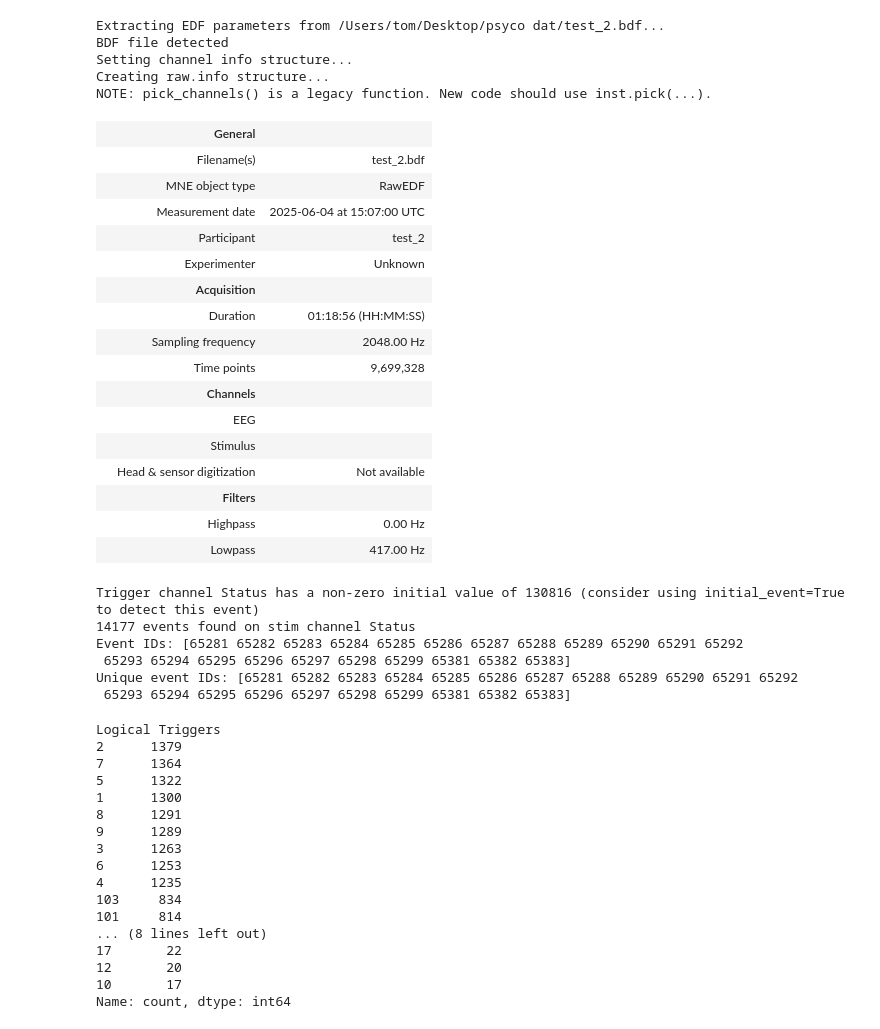
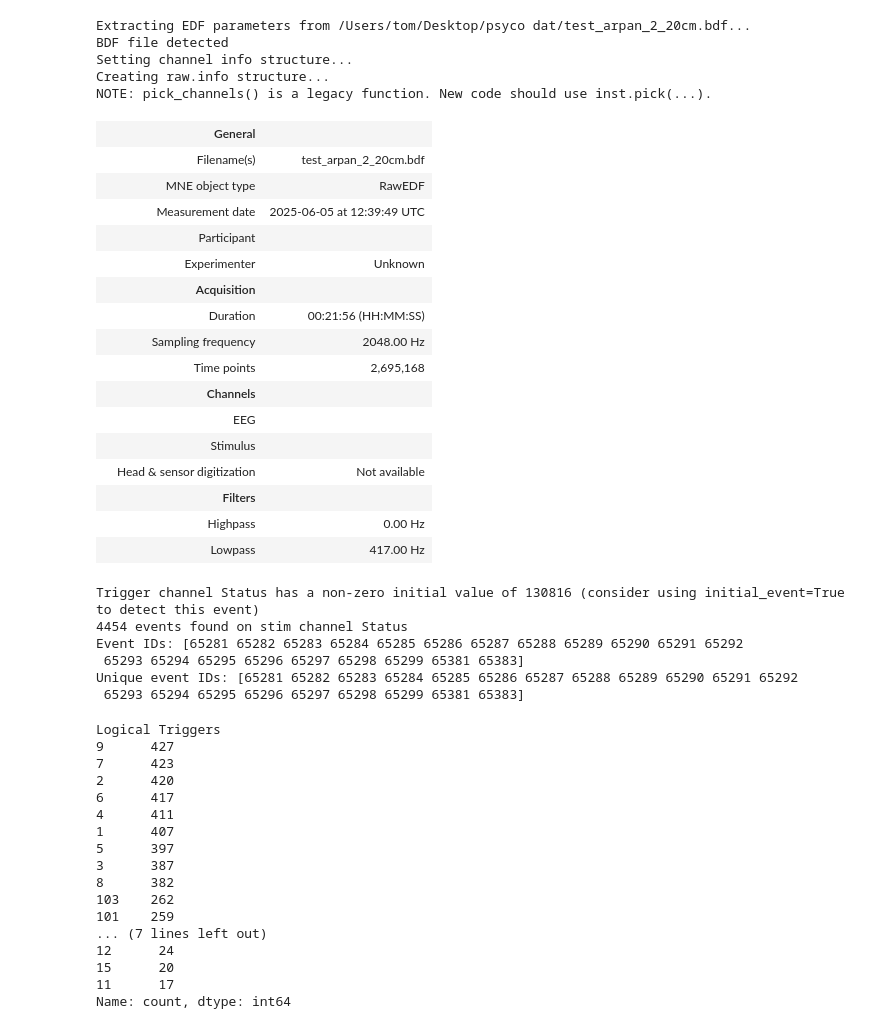
Before and after one commit to tomjefferis/Visual-Acuity-P3, a Jupyter notebook: analysis.ipynb, the cells around one changed output. Drawn from its saved outputs; the diff is of its cells as text; code cells hidden in the pictures.

```diff
--- a/analysis.ipynb
+++ b/analysis.ipynb
@@ -4,38 +4,38 @@ import numpy as np
 import pandas as pd
 # %%
 # Load the raw bdf file
-raw = mne.io.read_raw_bdf('/Users/tom/Desktop/psyco dat/test_2.bdf')
+raw = mne.io.read_raw_bdf('/Users/tom/Desktop/psyco dat/test_arpan_2_20cm.bdf')
 
 # drop all channels except A16, A13, A32, A31, A7, A24
-raw.pick_channels(['A16', 'A13', 'A32', 'A31', 'A7', 'A24','Status'])
+raw.pick_channels(['A16', 'A13', 'A32', 'A31', 'A7', 'A24','Status','EXG7','EXG8'])
 
 rename_map = {
     'A16': 'Oz',
     'A13': 'Pz',
     'A32': 'Cz',
     'A31': 'Fz',
     'A24': 'T8',
     'A7': 'T7'
 }
 
 # Rename channels
 raw.rename_channels(rename_map)
 # %% [output]
-Extracting EDF parameters from /Users/tom/Desktop/psyco dat/test_2.bdf...
+Extracting EDF parameters from /Users/tom/Desktop/psyco dat/test_arpan_2_20cm.bdf...
 BDF file detected
 Setting channel info structure...
 Creating raw.info structure...
 NOTE: pick_channels() is a legacy function. New code should use inst.pick(...).
 |  | General |  |
-|  | Filename(s) | test_2.bdf |
+|  | Filename(s) | test_arpan_2_20cm.bdf |
 |  | MNE object type | RawEDF |
-|  | Measurement date | 2025-06-04 at 15:07:00 UTC |
-|  | Participant | test_2 |
+|  | Measurement date | 2025-06-05 at 12:39:49 UTC |
+|  | Participant |  |
 |  | Experimenter | Unknown |
 |  | Acquisition |  |
-|  | Duration | 01:18:56 (HH:MM:SS) |
+|  | Duration | 00:21:56 (HH:MM:SS) |
 |  | Sampling frequency | 2048.00 Hz |
-|  | Time points | 9,699,328 |
+|  | Time points | 2,695,168 |
 |  | Channels |  |
 |  | EEG |  |
 |  | Stimulus |  |
@@ -52,32 +52,32 @@ unique_event_ids = np.unique(events[:, 2])
 print("Unique event IDs:", unique_event_ids)
 # %% [output]
 Trigger channel Status has a non-zero initial value of 130816 (consider using initial_event=True to detect this event)
-14177 events found on stim channel Status
+4454 events found on stim channel Status
 Event IDs: [65281 65282 65283 65284 65285 65286 65287 65288 65289 65290 65291 65292
- 65293 65294 65295 65296 65297 65298 65299 65381 65382 65383]
+ 65293 65294 65295 65296 65297 65298 65299 65381 65383]
 Unique event IDs: [65281 65282 65283 65284 65285 65286 65287 65288 65289 65290 65291 65292
- 65293 65294 65295 65296 65297 65298 65299 65381 65382 65383]
+ 65293 65294 65295 65296 65297 65298 65299 65381 65383]
 # %%
 logical_triggers = [x & 0xFF for x in events[:, 2]]
 logical_triggers = pd.Series(logical_triggers, name='Logical Triggers')
 print(logical_triggers.value_counts())
 # %% [output]
 Logical Triggers
-2      1379
-7      1364
-5      1322
-1      1300
-8      1291
-9      1289
-3      1263
-6      1253
-4      1235
-103     834
-101     814
-... (8 lines left out)
-17       22
-12       20
-10       17
+9      427
+7      423
+2      420
+6      417
+4      411
+1      407
+5      397
+3      387
+8      382
+103    262
+101    259
+... (7 lines left out)
+12      24
+15      20
+11      17
 Name: count, dtype: int64
 # %%
 # re reference the data to average of T7 and T8
```
Also changed, not shown: parts of 2 cells of this notebook, 1 other file.
